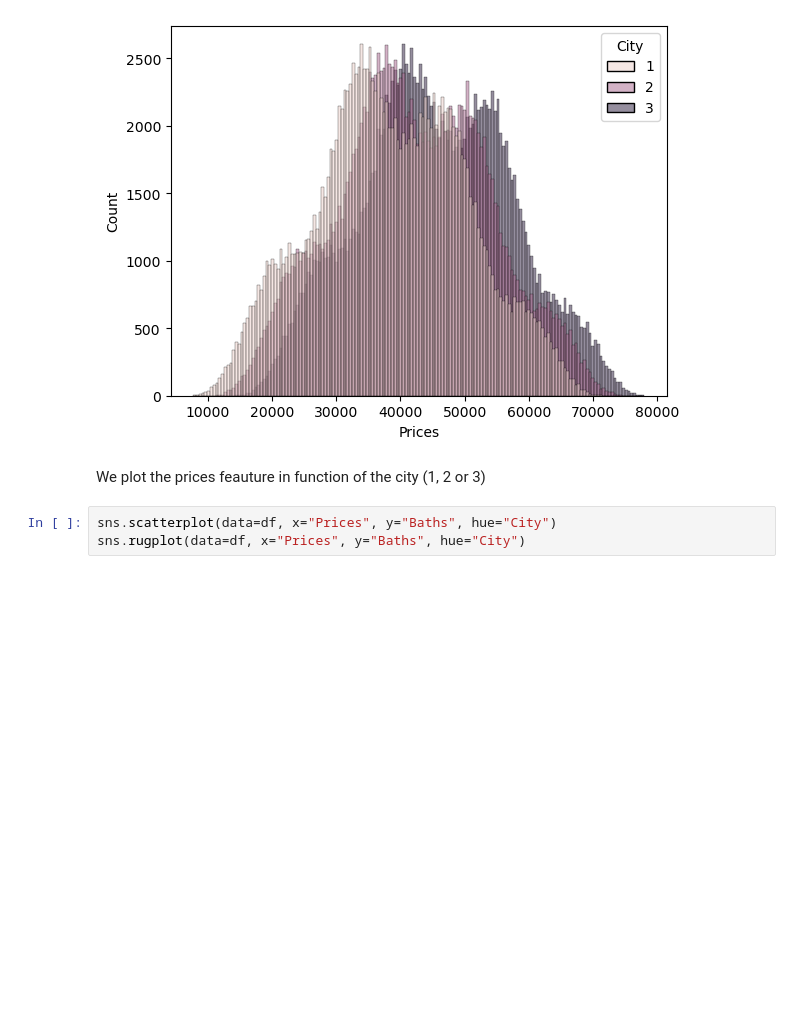
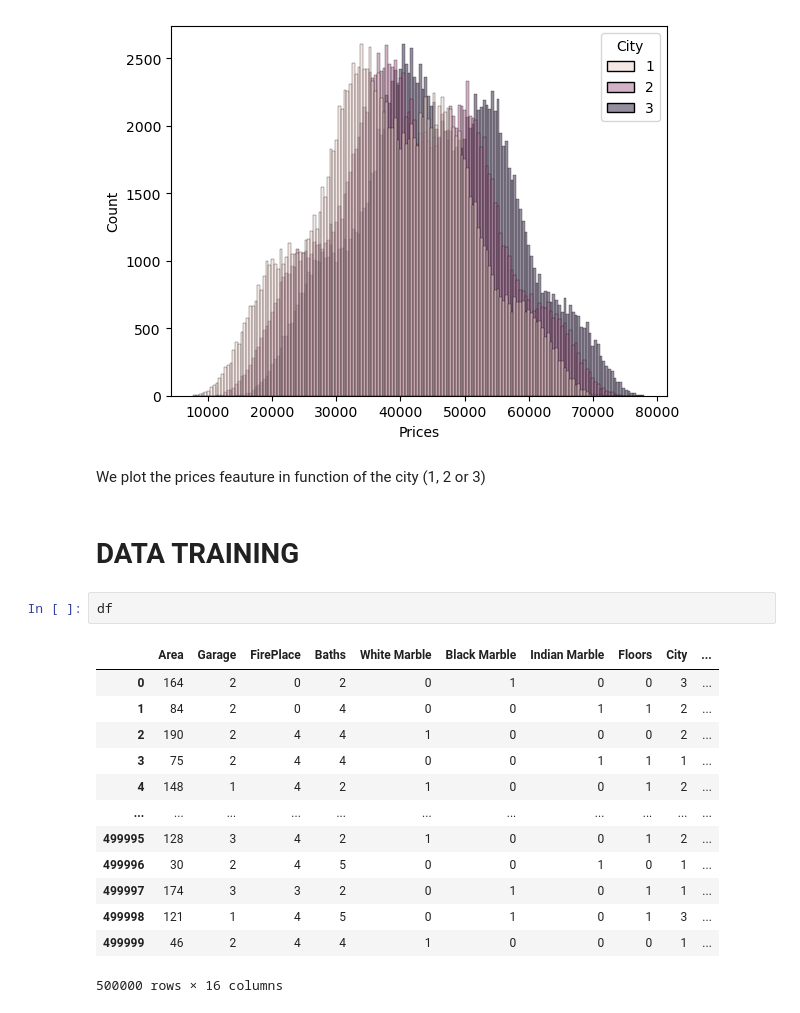
Before and after one commit to Ashraf-Khabar/SACAD-Projects, a Jupyter notebook: Mini_Project_N2/main.ipynb, the cells around one changed output. Cells and saved outputs as stored; diff of their text form; blank space fills up the shorter version.

```diff
--- a/Mini_Project_N2/main.ipynb
+++ b/Mini_Project_N2/main.ipynb
@@ -69,6 +83,21 @@ sns.histplot(data=df, x="Prices", hue="City")
 [figure]
 # %% [markdown]
 We plot the prices feauture in function of the city (1, 2 or 3)
-# %%
-sns.scatterplot(data=df, x="Prices", y="Baths", hue="City")
-sns.rugplot(data=df, x="Prices", y="Baths", hue="City")
+# %% [markdown]
+# DATA TRAINING
+# %%
+df
+# %% [output]
+|  | Area | Garage | FirePlace | Baths | White Marble | Black Marble | Indian Marble | Floors | City | ... |
+| 0 | 164 | 2 | 0 | 2 | 0 | 1 | 0 | 0 | 3 | ... |
+| 1 | 84 | 2 | 0 | 4 | 0 | 0 | 1 | 1 | 2 | ... |
+| 2 | 190 | 2 | 4 | 4 | 1 | 0 | 0 | 0 | 2 | ... |
+| 3 | 75 | 2 | 4 | 4 | 0 | 0 | 1 | 1 | 1 | ... |
+| 4 | 148 | 1 | 4 | 2 | 1 | 0 | 0 | 1 | 2 | ... |
+| ... | ... | ... | ... | ... | ... | ... | ... | ... | ... | ... |
+| 499995 | 128 | 3 | 4 | 2 | 1 | 0 | 0 | 1 | 2 | ... |
+| 499996 | 30 | 2 | 4 | 5 | 0 | 0 | 1 | 0 | 1 | ... |
+| 499997 | 174 | 3 | 3 | 2 | 0 | 1 | 0 | 1 | 1 | ... |
+| 499998 | 121 | 1 | 4 | 5 | 0 | 1 | 0 | 1 | 3 | ... |
+| 499999 | 46 | 2 | 4 | 4 | 1 | 0 | 0 | 0 | 1 | ... |
+500000 rows × 16 columns
```
Also changed, not shown: parts of 15 cells of this notebook, 1 other file.
